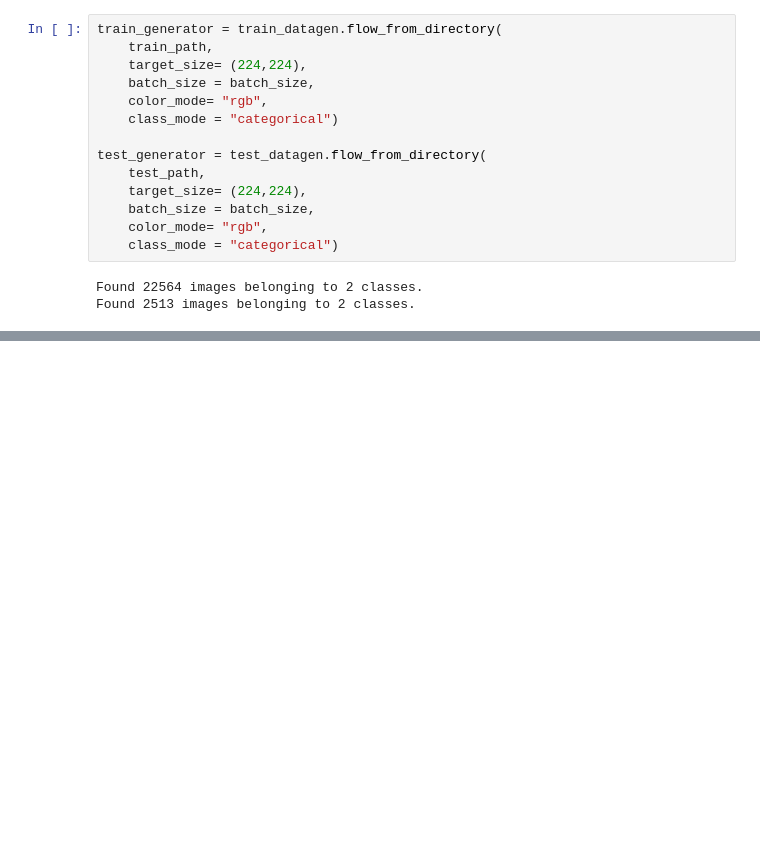
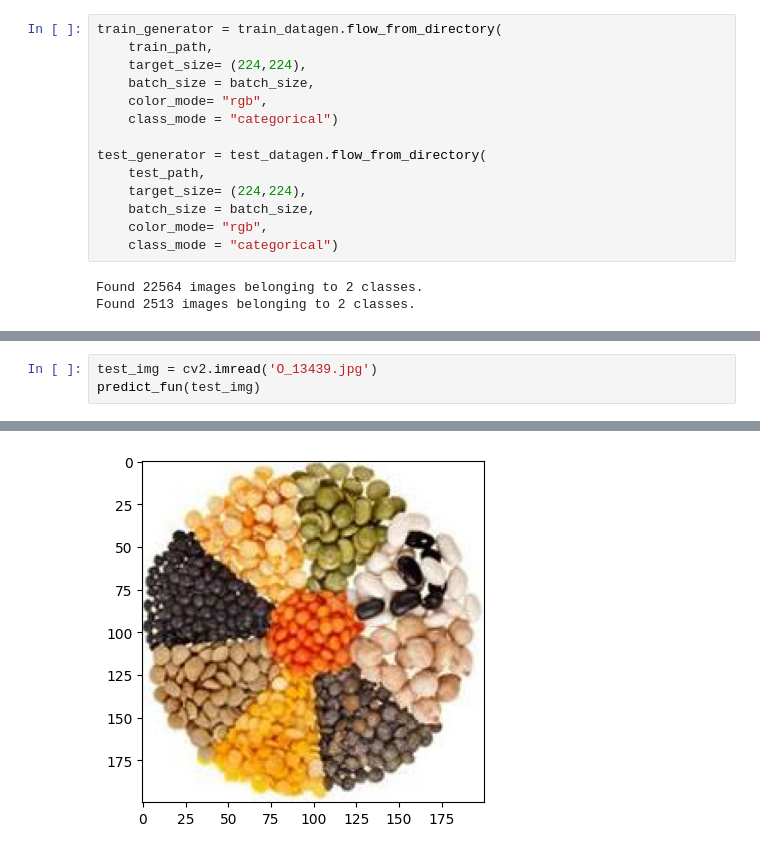
Before and after one commit to Aniket-79sci/Waste-Classification, a Jupyter notebook: wasteclasification.ipynb, the cells around one changed output, grey strips where cells are left out. Saved outputs shown, nothing was run; the diff lists cells and outputs as text; blank space fills up the shorter version.

```diff
--- a/wasteclasification.ipynb
+++ b/wasteclasification.ipynb
@@ -173,0 +260,4 @@ Epoch 10/10
+# %%
+test_img = cv2.imread('O_13439.jpg')
+predict_fun(test_img)
+# %% [output]
@@ -173,0 +266 @@ Epoch 10/10
+[figure, added]
```
Also changed, not shown: parts of 12 cells of this notebook.
